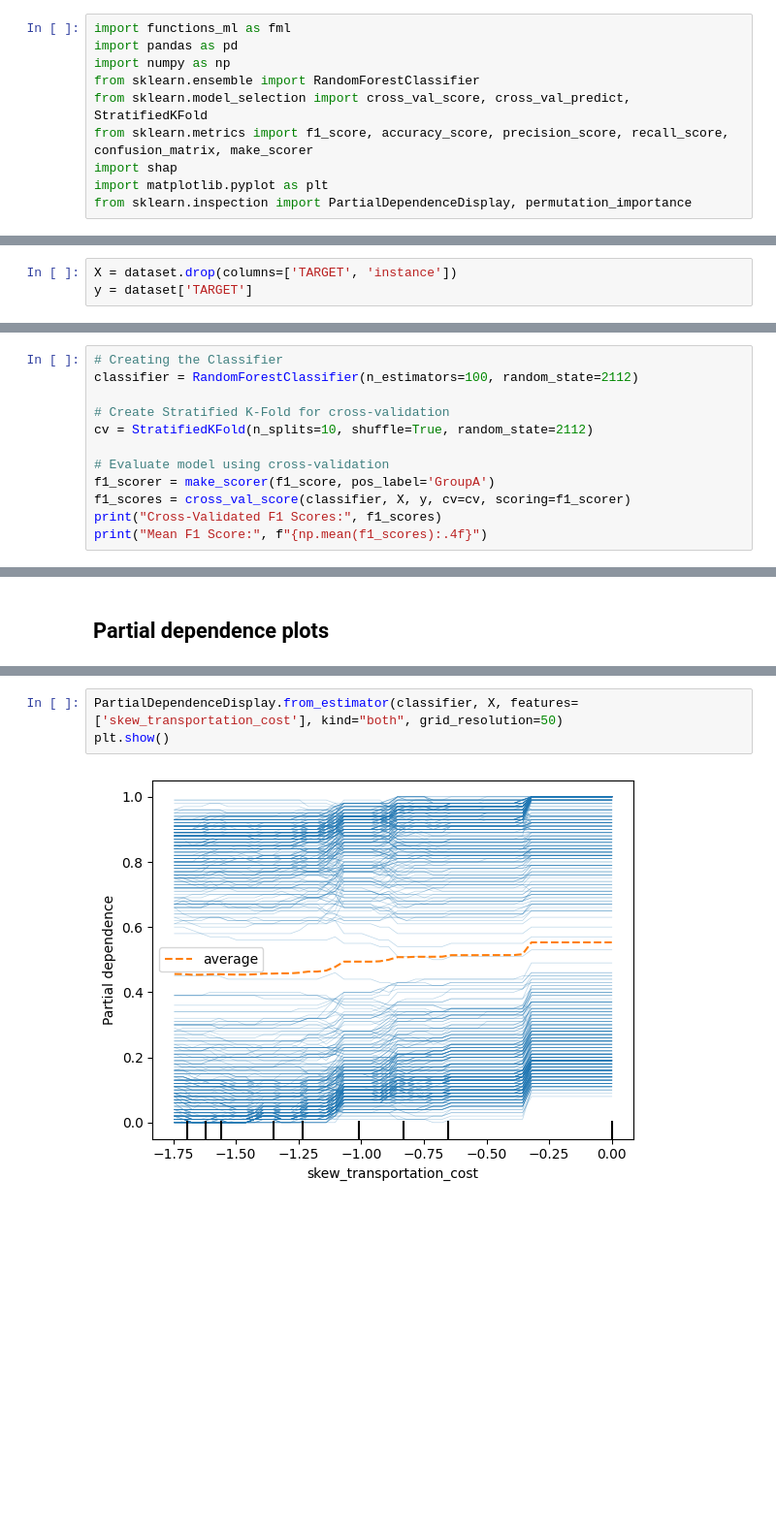
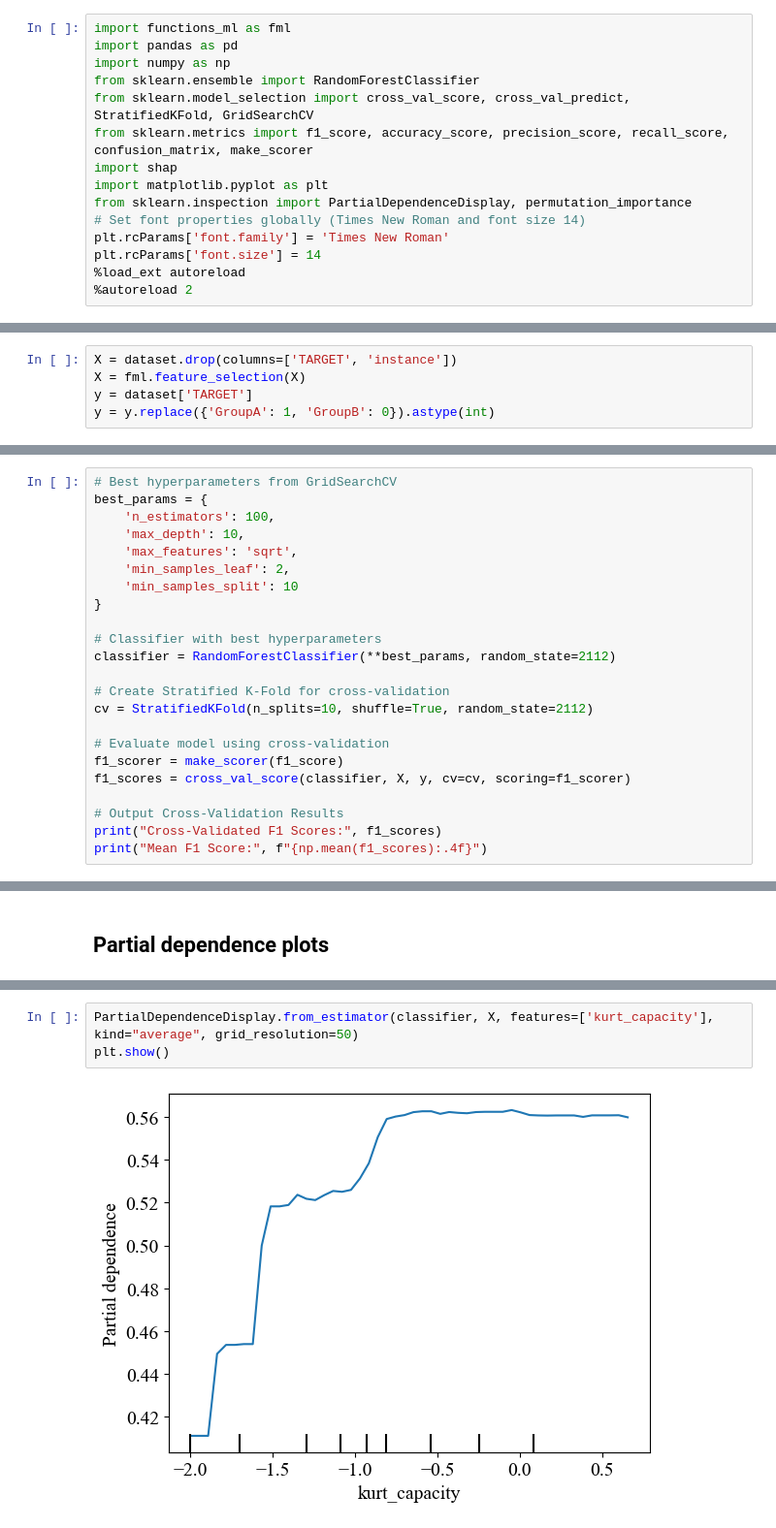
Before and after one commit to lucasgmalheiros/tcc-relax-and-fix, a Jupyter notebook: predict_heuristics/binary_classification.ipynb, the cells around one changed output, grey strips where cells are left out. Shown at 97% size. Saved outputs shown, nothing was run; the diff lists cells and outputs as text; blank space fills up the shorter version.

```diff
--- a/predict_heuristics/binary_classification.ipynb
+++ b/predict_heuristics/binary_classification.ipynb
@@ -3,8 +3,13 @@ import functions_ml as fml
 import pandas as pd
 import numpy as np
 from sklearn.ensemble import RandomForestClassifier
-from sklearn.model_selection import cross_val_score, cross_val_predict, StratifiedKFold
+from sklearn.model_selection import cross_val_score, cross_val_predict, StratifiedKFold, GridSearchCV
 from sklearn.metrics import f1_score, accuracy_score, precision_score, recall_score, confusion_matrix, make_scorer
 import shap
 import matplotlib.pyplot as plt
 from sklearn.inspection import PartialDependenceDisplay, permutation_importance
+# Set font properties globally (Times New Roman and font size 14)
+plt.rcParams['font.family'] = 'Times New Roman'
+plt.rcParams['font.size'] = 14
+%load_ext autoreload
+%autoreload 2
@@ -24,4 +32,6 @@ GroupB    291
 Name: count, dtype: int64
 # %%
 X = dataset.drop(columns=['TARGET', 'instance'])
+X = fml.feature_selection(X)
 y = dataset['TARGET']
+y = y.replace({'GroupA': 1, 'GroupB': 0}).astype(int)
@@ -28,13 +76,24 @@ y = dataset['TARGET']
 # %%
-# Creating the Classifier
-classifier = RandomForestClassifier(n_estimators=100, random_state=2112)
+# Best hyperparameters from GridSearchCV
+best_params = {
+    'n_estimators': 100,
+    'max_depth': 10,
+    'max_features': 'sqrt',
+    'min_samples_leaf': 2,
+    'min_samples_split': 10
+}
+
+# Classifier with best hyperparameters
+classifier = RandomForestClassifier(**best_params, random_state=2112)
 
 # Create Stratified K-Fold for cross-validation
 cv = StratifiedKFold(n_splits=10, shuffle=True, random_state=2112)
 
 # Evaluate model using cross-validation
-f1_scorer = make_scorer(f1_score, pos_label='GroupA')
+f1_scorer = make_scorer(f1_score)
 f1_scores = cross_val_score(classifier, X, y, cv=cv, scoring=f1_scorer)
+
+# Output Cross-Validation Results
 print("Cross-Validated F1 Scores:", f1_scores)
 print("Mean F1 Score:", f"{np.mean(f1_scores):.4f}")
 # %% [output]
@@ -184,5 +290,5 @@ plt.show()
 # %%
-PartialDependenceDisplay.from_estimator(classifier, X, features=['skew_transportation_cost'], kind="both", grid_resolution=50)
+PartialDependenceDisplay.from_estimator(classifier, X, features=['kurt_capacity'], kind="average", grid_resolution=50)
 plt.show()
 # %% [output]
-[figure, old version]
+[figure, new version]
```
Also changed, not shown: parts of 22 cells of this notebook, 5 other files.
